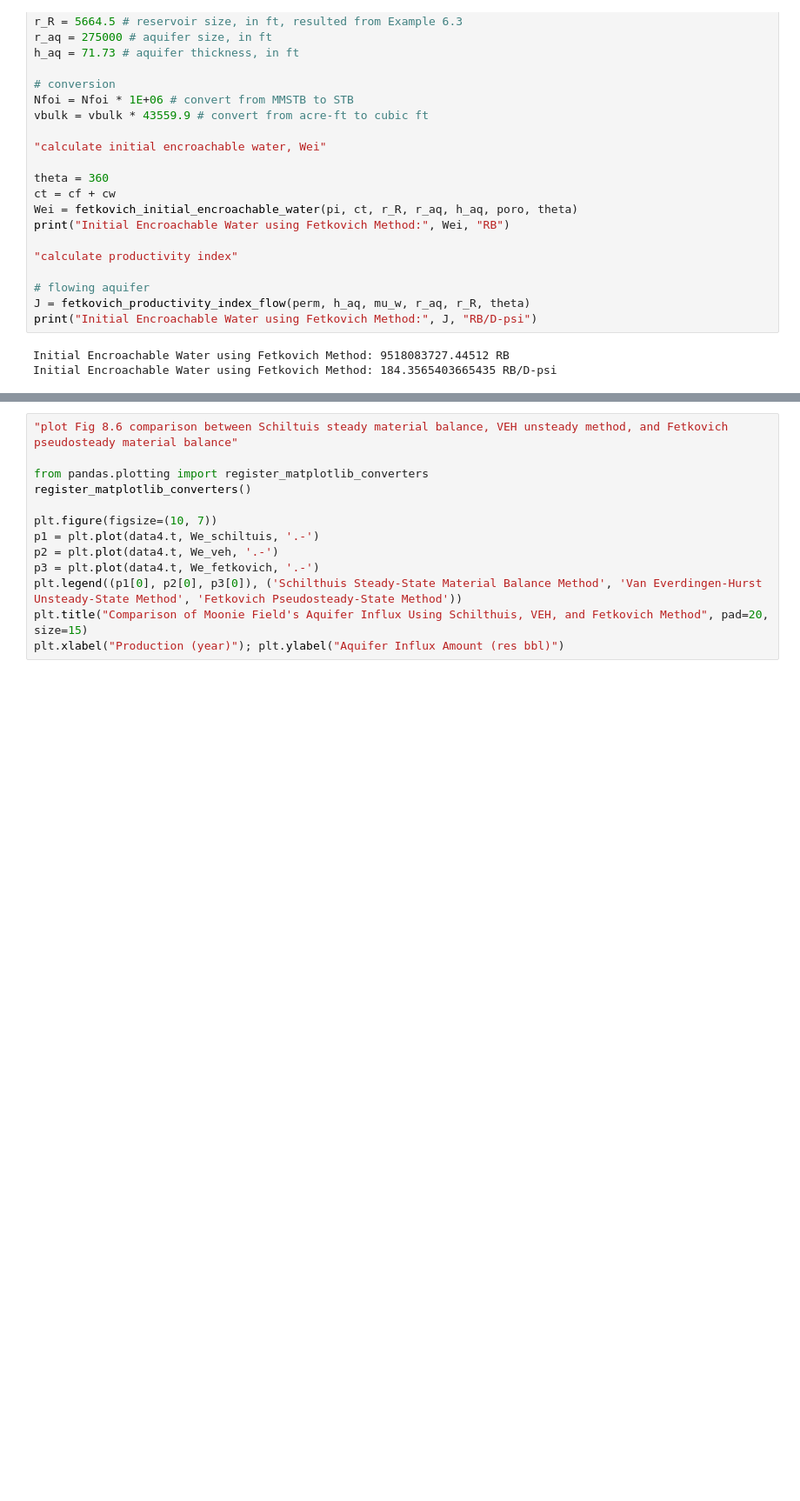
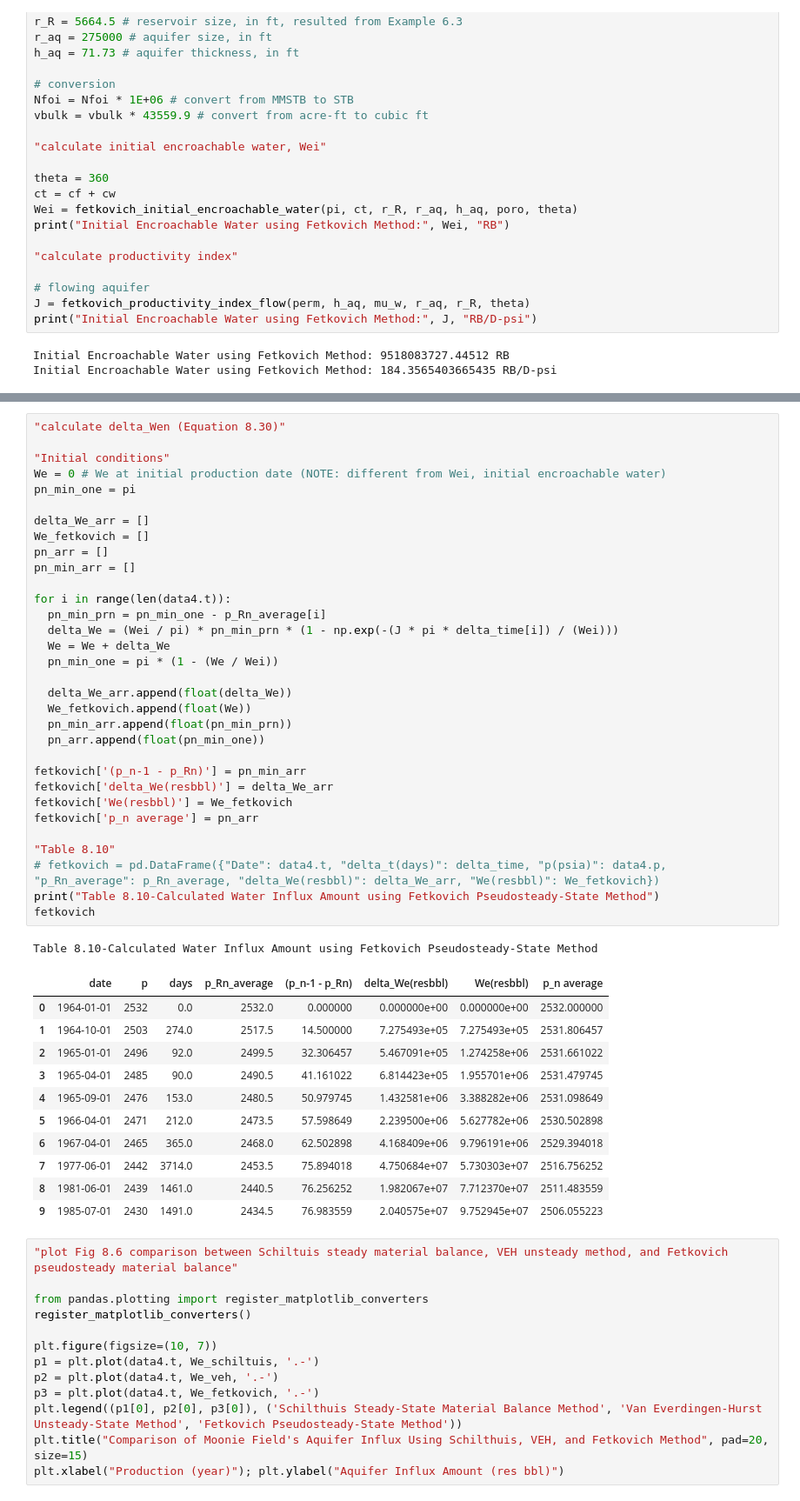
Before and after one commit to yohanesnuwara/reservoir-engineering, a Jupyter notebook: Unit 8 Aquifer Influx/notebook/8_examples.ipynb, the cells around one changed output, grey strips where cells are left out. Shown: that part at 87% size. Cells and saved outputs as stored; diff of their text form; blank space fills up the shorter version.

```diff
--- a/Unit 8 Aquifer Influx/notebook/8_examples.ipynb
+++ b/Unit 8 Aquifer Influx/notebook/8_examples.ipynb
@@ -808,3 +863,48 @@ Table 8.10-Calculated Water Influx Amount using Fetkovich Pseudosteady-State Met
+# %%
+"calculate delta_Wen (Equation 8.30)"
+
+"Initial conditions"
+We = 0 # We at initial production date (NOTE: different from Wei, initial encroachable water)
+pn_min_one = pi
+
+delta_We_arr = []
+We_fetkovich = []
+pn_arr = []
+pn_min_arr = []
+
+for i in range(len(data4.t)):
+  pn_min_prn = pn_min_one - p_Rn_average[i]
+  delta_We = (Wei / pi) * pn_min_prn * (1 - np.exp(-(J * pi * delta_time[i]) / (Wei)))
+  We = We + delta_We
+  pn_min_one = pi * (1 - (We / Wei))
+
+  delta_We_arr.append(float(delta_We))
+  We_fetkovich.append(float(We))
+  pn_min_arr.append(float(pn_min_prn))
+  pn_arr.append(float(pn_min_one))
+
+fetkovich['(p_n-1 - p_Rn)'] = pn_min_arr
+fetkovich['delta_We(resbbl)'] = delta_We_arr
+fetkovich['We(resbbl)'] = We_fetkovich
+fetkovich['p_n average'] = pn_arr
+
+"Table 8.10"
+# fetkovich = pd.DataFrame({"Date": data4.t, "delta_t(days)": delta_time, "p(psia)": data4.p, "p_Rn_average": p_Rn_average, "delta_We(resbbl)": delta_We_arr, "We(resbbl)": We_fetkovich})
+print("Table 8.10-Calculated Water Influx Amount using Fetkovich Pseudosteady-State Method")
+fetkovich
+# %% [output]
+Table 8.10-Calculated Water Influx Amount using Fetkovich Pseudosteady-State Method
+|  | date | p | days | p_Rn_average | (p_n-1 - p_Rn) | delta_We(resbbl) | We(resbbl) | p_n average |
+| 0 | 1964-01-01 | 2532 | 0.0 | 2532.0 | 0.000000 | 0.000000e+00 | 0.000000e+00 | 2532.000000 |
+| 1 | 1964-10-01 | 2503 | 274.0 | 2517.5 | 14.500000 | 7.275493e+05 | 7.275493e+05 | 2531.806457 |
+| 2 | 1965-01-01 | 2496 | 92.0 | 2499.5 | 32.306457 | 5.467091e+05 | 1.274258e+06 | 2531.661022 |
+| 3 | 1965-04-01 | 2485 | 90.0 | 2490.5 | 41.161022 | 6.814423e+05 | 1.955701e+06 | 2531.479745 |
+| 4 | 1965-09-01 | 2476 | 153.0 | 2480.5 | 50.979745 | 1.432581e+06 | 3.388282e+06 | 2531.098649 |
+| 5 | 1966-04-01 | 2471 | 212.0 | 2473.5 | 57.598649 | 2.239500e+06 | 5.627782e+06 | 2530.502898 |
+| 6 | 1967-04-01 | 2465 | 365.0 | 2468.0 | 62.502898 | 4.168409e+06 | 9.796191e+06 | 2529.394018 |
+| 7 | 1977-06-01 | 2442 | 3714.0 | 2453.5 | 75.894018 | 4.750684e+07 | 5.730303e+07 | 2516.756252 |
+| 8 | 1981-06-01 | 2439 | 1461.0 | 2440.5 | 76.256252 | 1.982067e+07 | 7.712370e+07 | 2511.483559 |
+| 9 | 1985-07-01 | 2430 | 1491.0 | 2434.5 | 76.983559 | 2.040575e+07 | 9.752945e+07 | 2506.055223 |
 # %%
 "plot Fig 8.6 comparison between Schiltuis steady material balance, VEH unsteady method, and Fetkovich pseudosteady material balance"
 
```
Also changed, not shown: parts of 38 cells of this notebook.
